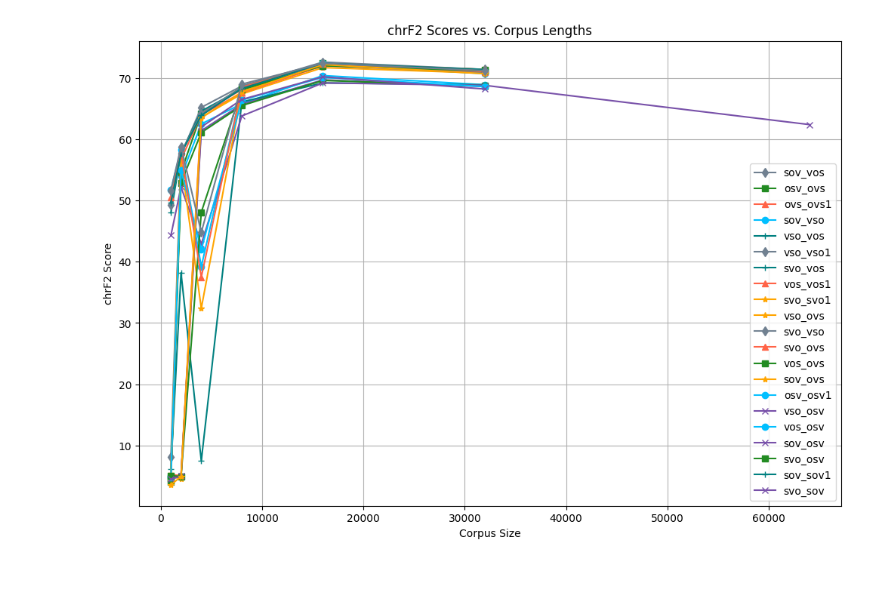
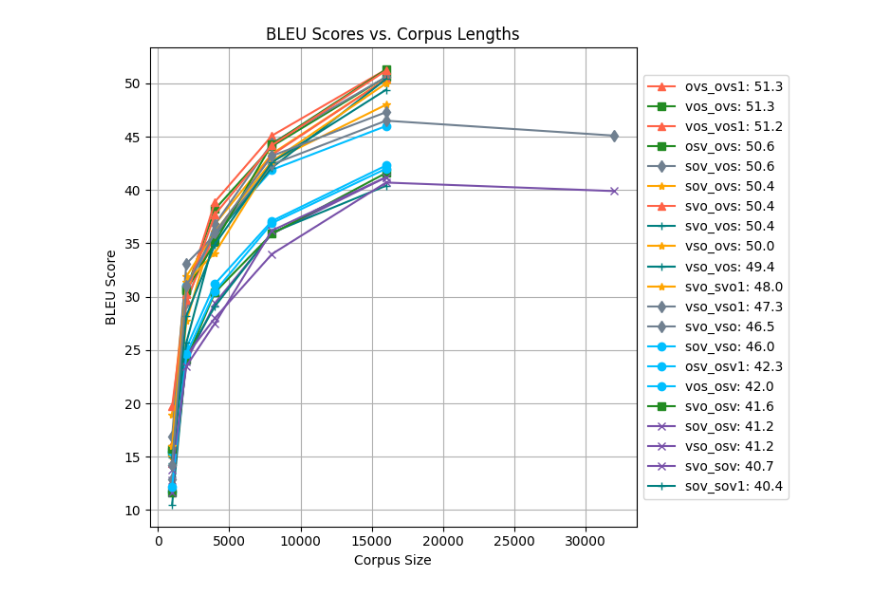
Before and after one commit to Mark-Hopkins-at-Williams/testperanto, a Jupyter notebook: experiment_pipeline/src/analysis.ipynb, the cells around one changed output. Drawn from its saved outputs; the diff is of its cells as text; code cells hidden in the pictures.

```diff
--- a/experiment_pipeline/src/analysis.ipynb
+++ b/experiment_pipeline/src/analysis.ipynb
@@ -43,41 +93,49 @@ name_df
 # %%
-def plot_scores(df=df, score='bleu'):
+def plot_select_scores(df, score='bleu', selected_names=None):
     # group by name then find all corp_len, score pairs
     grouped = df.groupby('name').apply(lambda x: list(zip(x['corpus_length'], x[score])))
     data = grouped.to_dict()
 
-    plt.figure(figsize=(12,8))
+    plt.figure(figsize=(10,6))
 
-    # Defining a list of distinct colors
+    # Colors and markers setup
     colors = ['#00BFFF', '#228B22', '#FF6347', '#7851A9', '#FFA500', '#008080', '#708090']
     color_cycle = itertools.cycle(colors)
-
-    # Defining different line markers
     markers = ['o', 's', '^', 'x', '*', '+', 'd']
     marker_cycle = itertools.cycle(markers)
 
-    handles, labels = [], []
+    # Find common corpus length C
+    common_lengths = set.intersection(*(set(map(lambda x: x[0], v)) for v in data.values()))
+    C = max(common_lengths)
+
+    # Calculate scores at C and filter models
+    scores_at_C = {name: next(score for length, score in points if length == C) for name, points in data.items()}
+
+    handles = []
 
     for name, points in data.items():
+        if selected_names is not None and name not in selected_names:
+            continue
+
         lengths, scores = zip(*points)
         color = next(color_cycle)
         marker = next(marker_cycle)
-        line, = plt.plot(lengths, scores, label=name, color=color, marker=marker, linestyle='-')
+        line, = plt.plot(lengths, scores, label=f"{name}: {scores_at_C.get(name, 0)}", color=color, marker=marker, linestyle='-')
         handles.append(line)
-        labels.append((name, max(scores)))
 
-    labels, handles = zip(*sorted(zip(labels, handles), key=lambda x: x[0][1], reverse=True))
-    labels = [label[0] for label in labels]
+    # Sorting the legend based on score at C
+    sorted_handles = sorted(zip(scores_at_C.values(), handles), key=lambda x: x[0], reverse=True)
+    handles = [handle for _, handle in sorted_handles]
 
-    plt.legend(handles, labels)
+    # Placing legend outside the plot
+    plt.legend(handles, [h.get_label() for h in handles], loc='center left', bbox_to_anchor=(1, 0.5))
 
+    # Plot titles and labels
     name = "BLEU" if score == 'bleu' else 'chrF2'
     plt.title(f'{name} Scores vs. Corpus Lengths')
     plt.xlabel("Corpus Size")
     plt.ylabel(f"{name} Score")
 
     plt.grid(True)
+    plt.tight_layout(rect=[0, 0, 0.75, 1])
     plt.show()
-
-    #plot_path = f"{config.exp_path}/{name}.jpg"
-    #plt.savefig(plot_path)
@@ -88,4 +142,4 @@ plot_scores()
-# %%
-plot_scores(score='chrF2')
-# %% [output]
-[figure, removed]
+# %%
+plot_select_scores(df)
+# %% [output]
+[figure, added]
```
Also changed, not shown: parts of 6 cells of this notebook, 5 other files.
